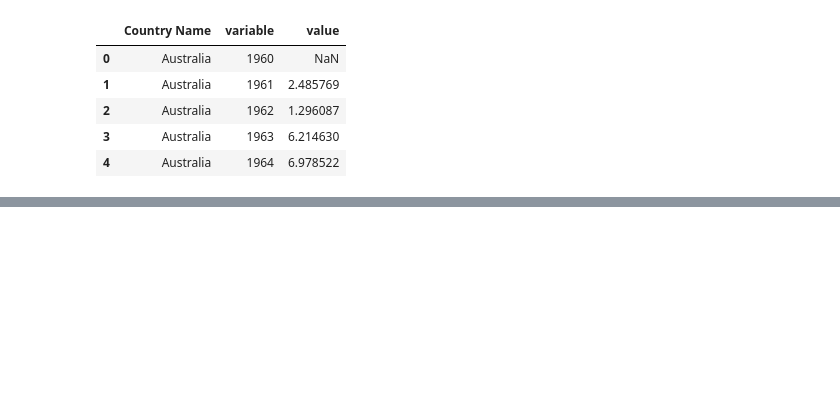
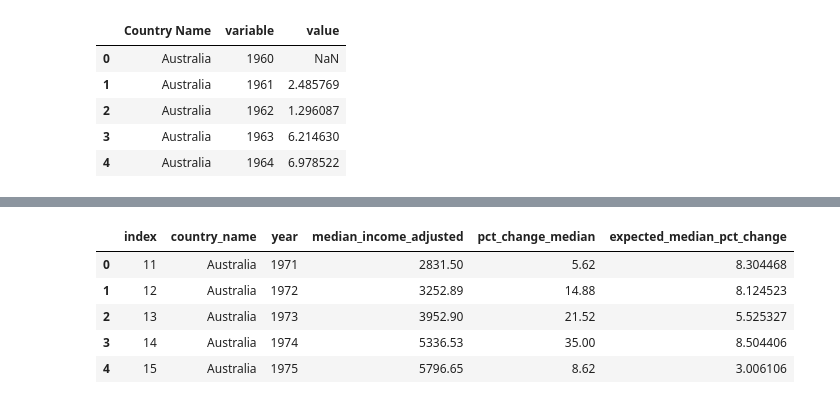
Before and after one commit to ryhigashi/ETL-Project, a Jupyter notebook: ETL-project-robert.ipynb, the cells around one changed output, grey strips where cells are left out. Drawn from its saved outputs; the diff is of its cells as text; code cells hidden in the pictures; blank space fills up the shorter version.

```diff
--- a/ETL-project-robert.ipynb
+++ b/ETL-project-robert.ipynb
@@ -377,0 +226,3 @@ for country in countries_t:
+# %%
+filtered_median_df_year['pct_change_median'] = ((filtered_median_df_year.groupby(['country_name'])['median_income_adjusted'].pct_change())*100).round(2).fillna(0)
+filtered_exp_df_year['pct_change_expectancy'] = ((filtered_exp_df_year.groupby(['country_name'])['life_expectancy'].pct_change())*100).round(2).fillna(0)
@@ -377,0 +257,3 @@ for country in countries_t:
+# %%
+filtered_exp_df_year = filtered_exp_df_year.loc[filtered_exp_df_year['year'] >= min_year]
+filtered_exp_df_year.head()
@@ -377,0 +355,27 @@ for country in countries_t:
+# %%
+lingress_vals_exp_abs = []
+expected_exp_abs = []
+median_x_exp_y_r = []
+median_x_exp_y_stderr = []
+for country in countries:
+    try:
+        filtered_median_df_year_loc = filtered_median_df_year.loc[filtered_median_df_year['country_name'] == country]
+        filtered_exp_df_year_loc = filtered_exp_df_year.loc[filtered_exp_df_year['country_name'] == country]
+
+        x_axis = filtered_median_df_year_loc['median_income_adjusted']
+        y_axis = filtered_exp_df_year_loc['life_expectancy']
+        correlation = st.pearsonr(x_axis,y_axis)
+        (slope, intercept, rvalue, pvalue, stderr) = st.linregress(x_axis, y_axis)
+        lingress_vals_exp_abs.append(st.linregress(x_axis, y_axis))
+        regress_values = x_axis * slope + intercept
+        line_eq = "y = " + str(round(slope,8)) + "x + " + str(round(intercept,2))
+        median_x_exp_y_r.append(rvalue)
+        median_x_exp_y_stderr.append(stderr)
+
+        for row in filtered_median_df_year_loc['median_income_adjusted']:
+            try:
+                expected_exp_abs.append(row * slope + intercept)
+            except:
+                print(fail)
+    except:
+        print(f'{country} failed and should be dropped')
@@ -377,0 +387,9 @@ for country in countries_t:
+# %%
+countries_data_gdp = []
+countries_data_median = []
+countries_data_exp = []
+for country in countries_t:
+    countries_data_exp.append(filtered_exp_df_year.loc[filtered_exp_df_year.country_name == country])
+    countries_data_gdp.append(filtered_gdp_df_year.loc[filtered_gdp_df_year.country_name == country])
+    countries_data_median.append(filtered_median_df_year.loc[filtered_median_df_year.country_name == country])
+countries_data_exp
@@ -377,0 +420,9 @@ for country in countries_t:
+# %%
+final_median_df.head()
+# %% [output]
+|  | index | country_name | year | median_income_adjusted | pct_change_median | expected_median_pct_change |
+| 0 | 11 | Australia | 1971 | 2831.50 | 5.62 | 8.304468 |
+| 1 | 12 | Australia | 1972 | 3252.89 | 14.88 | 8.124523 |
+| 2 | 13 | Australia | 1973 | 3952.90 | 21.52 | 5.525327 |
+| 3 | 14 | Australia | 1974 | 5336.53 | 35.00 | 8.504406 |
+| 4 | 15 | Australia | 1975 | 5796.65 | 8.62 | 3.006106 |
```
Also changed, not shown: parts of 84 cells of this notebook.
